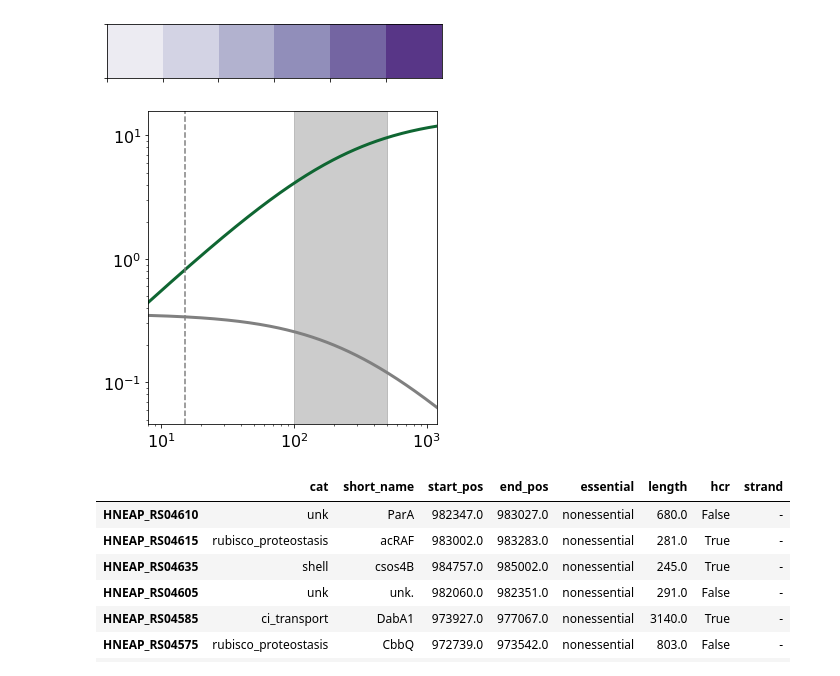
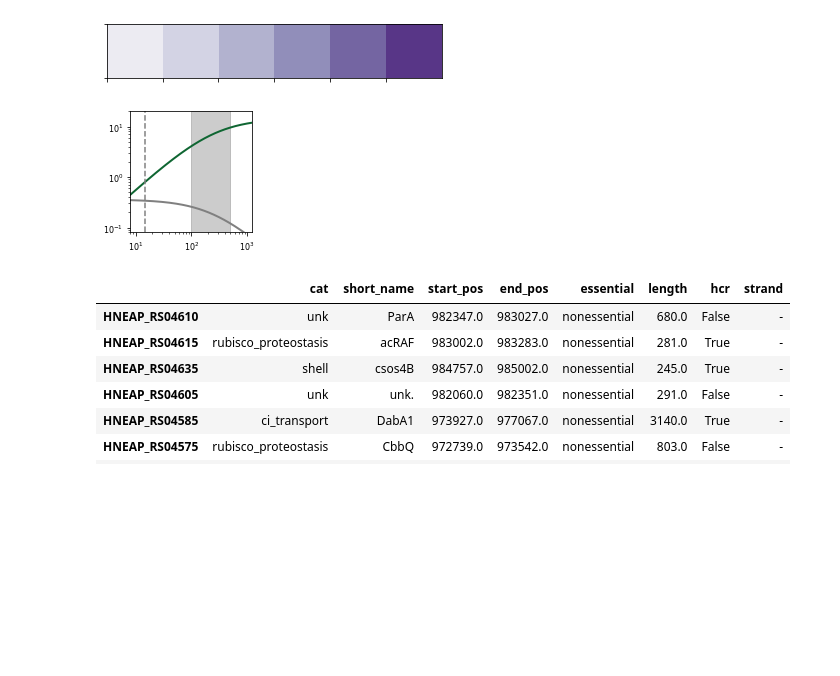
Before and after one commit to flamholz/carboxecoli, a Jupyter notebook: notebooks/Figure 1 operon diagrams.ipynb, the cells around one changed output. Cells and saved outputs as stored; diff of their text form; code cells hidden in the pictures; blank space fills up the shorter version.

Commit message:
Lots of edits to SI figures.

```diff
--- a/notebooks/Figure 1 operon diagrams.ipynb
+++ b/notebooks/Figure 1 operon diagrams.ipynb
@@ -55,28 +55,29 @@ vc_7942, vo_7942 = PCC7942.vs(co2_concs, o2_conc)
 # (assuming C2 photorespiratory pathway, as in land plants)
 net_vc_7942 = vc_7942 - vo_7942/2
 # %%
-fig = plt.figure(figsize=(5,5))
+# figure 1b - effect of a CCM. Increasing CO2 kills two birds with one stone.
+fig = plt.figure(figsize=(2.4, 2.25))
 
 plt.xscale('log')
 plt.yscale('log')
-plt.plot(co2_concs, vc_7942, lw=3, c=carb_color)
-plt.plot(co2_concs, vo_7942, lw=3, c=ox_color)
+plt.plot(co2_concs, vc_7942, lw=2, c=carb_color)
+plt.plot(co2_concs, vo_7942, lw=2, c=ox_color)
 
-
-plt.axvline(15, ls='--', color='grey')
+plt.axvline(15, ls='--', lw=1.5, color='grey')
 plt.axvspan(100, 500, color='grey', alpha=0.4, zorder=-1)
 
-#plt.xlabel('Aqueous [$CO_2$] ($\mu M$)', fontsize=20)
-#plt.ylabel('Per Active Site Rate ($s^{-1}$)', fontsize=20)
+#plt.xlabel('Aqueous [$CO_2$] ($\mu M$)', fontsize=9)
+#plt.ylabel('Per Active Site Rate ($s^{-1}$)', fontsize=9)
 
 plt.xlim(8, 1200)
-plt.xticks(fontsize=16)
-plt.yticks(fontsize=16)
+plt.ylim(0.08, 20)
+plt.xticks([10, 100, 1000], fontsize=8)
+plt.yticks(fontsize=8)
 plt.tight_layout()
 
 plt.savefig('fig1/fig1b.png', dpi=600)
 plt.show()
 # %% [output]
-[figure, old version]
+[figure, new version]
 # %%
 # Data on the genes from H. neapolitanus from Desmarais 2019, Nat. Micro.
```
Also changed, not shown: parts of 3 cells of this notebook, 15 other files.
